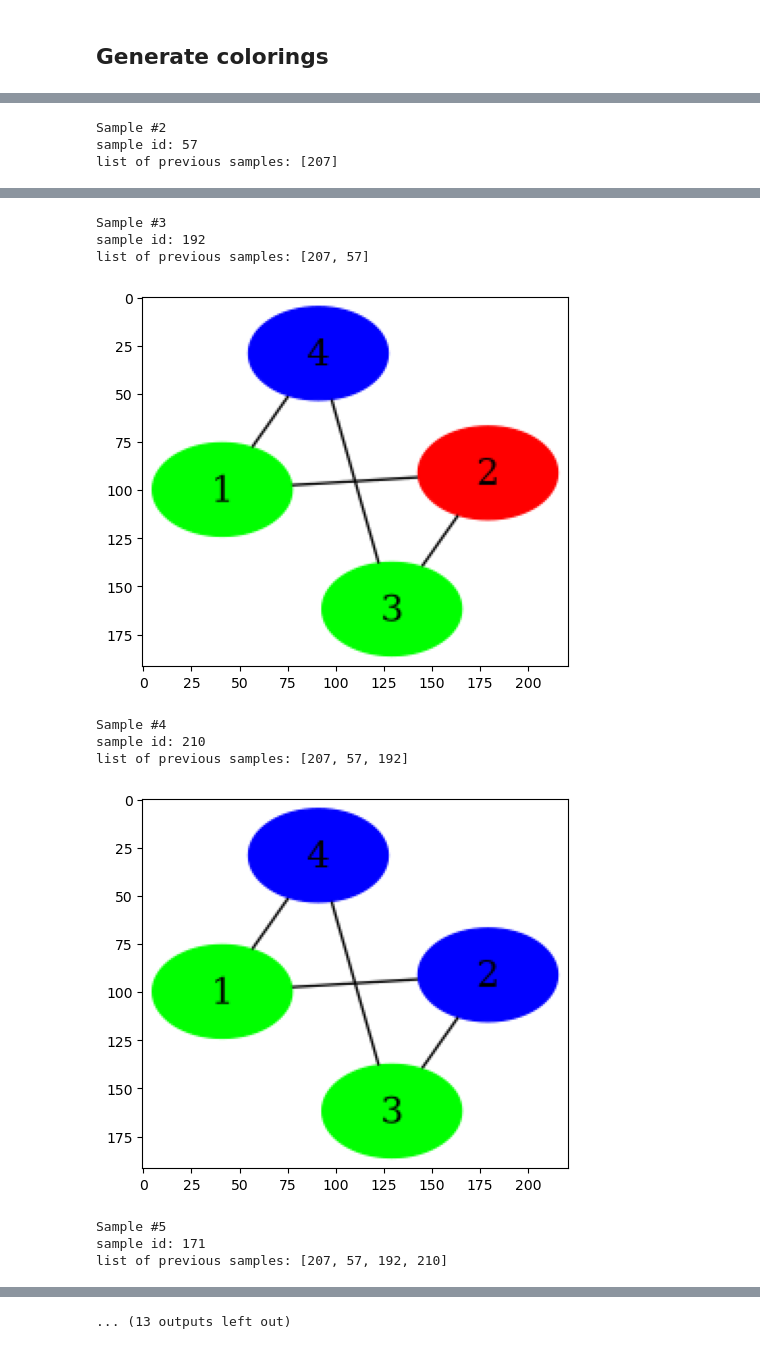
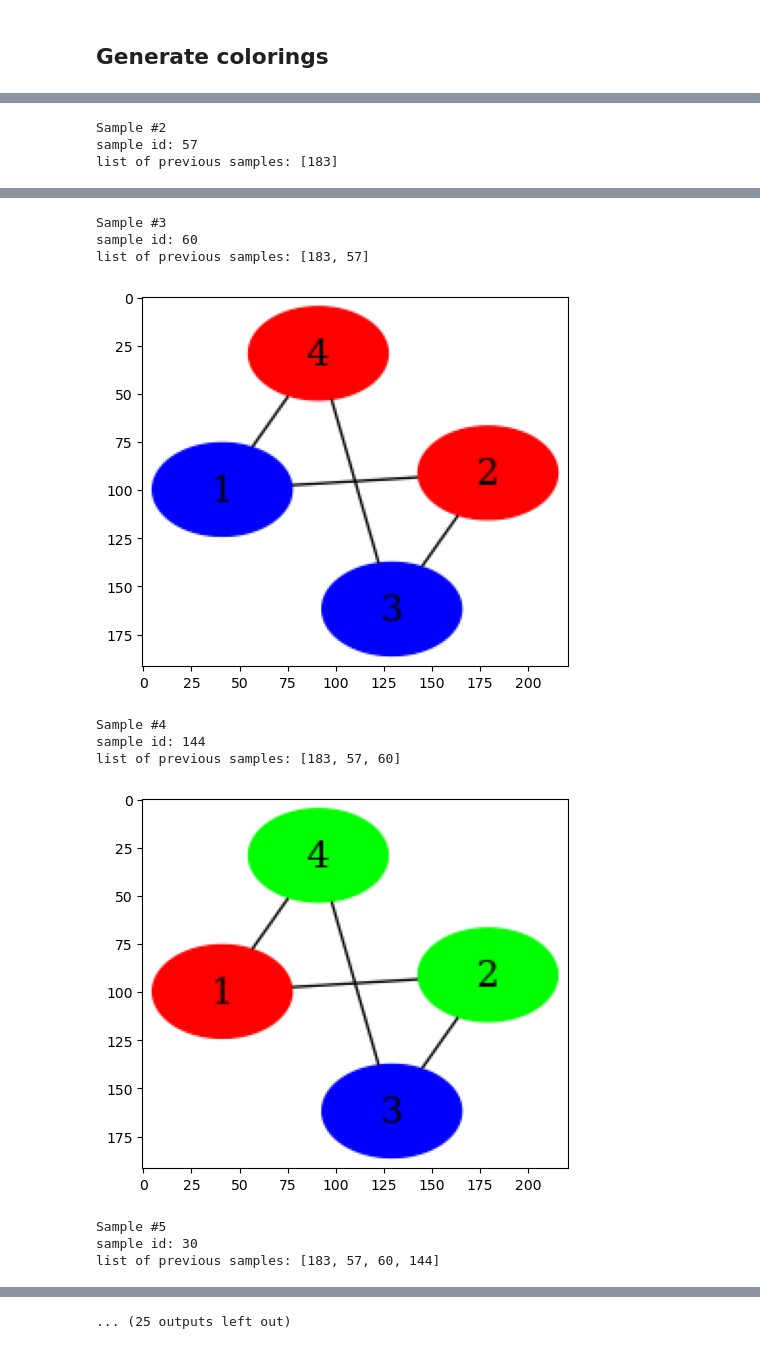
Before and after one commit to s-will/Infrared, a Jupyter notebook: Doc/Examples/test.ipynb, the cells around one changed output, grey strips where cells are left out. Saved outputs shown, nothing was run; the diff lists cells and outputs as text; code cells hidden in the pictures.

Commit message:
move to python side,  add non-redundant arguement, loop until a valid sample is found

```diff
--- a/Doc/Examples/test.ipynb
+++ b/Doc/Examples/test.ipynb
@@ -91,13 +91,3 @@ from PIL import Image
 import matplotlib.pyplot as plt
 
 solver = ir.Sampler(model)
-assignment = solver.sample()
-coloring = assignment_to_coloring(assignment)
-
-print('Sampled coloring:', coloring)
-print('Colors in cycles:', model.eval_feature(assignment,'card'))
-
-plot_coloring(coloring, f'graphs/colored_graph_0')
-img = Image.open(f'graphs/colored_graph_0.png')
-plt.imshow(img)
-plt.show()
@@ -107,0 +96,11 @@ Colors in cycles: 2
+# %%
+for i in range(1, 26):
+    print(f'\nSample #{i}')
+
+    assignment = solver.test_sample(non_redundant=False)
+    coloring = assignment_to_coloring(assignment)
+
+    plot_coloring(coloring, f'colored_graph')
+    img = Image.open(f'colored_graph.png')
+    plt.imshow(img)
+    plt.show()
@@ -110,18 +123,14 @@ Colors in cycles: 2
 # %%
-from PIL import Image
-import matplotlib.pyplot as plt
-
-for i in range(1, 21):
+for i in range(1, 26):
     print(f'\nSample #{i}')
 
-    solver = ir.Sampler(model)
-    assignment = solver.test_sample()
+    assignment = solver.test_sample(non_redundant=True)
 
     if assignment:
         coloring = assignment_to_coloring(assignment)
 
-        plot_coloring(coloring, f'graphs/colored_graph_{i}')
-        img = Image.open(f'graphs/colored_graph_{i}.png')
+        plot_coloring(coloring, f'colored_graph')
+        img = Image.open(f'colored_graph.png')
         plt.imshow(img)
         plt.show()
 # %% [output]
@@ -132,15 +141,15 @@ list of previous samples: []
 Sample #2
 sample id: 57
-list of previous samples: [207]
+list of previous samples: [183]
 [figure]
 Sample #3
-sample id: 192
-list of previous samples: [207, 57]
+sample id: 60
+list of previous samples: [183, 57]
-[figure, old version]
+[figure, new version]
 Sample #4
-sample id: 210
-list of previous samples: [207, 57, 192]
+sample id: 144
+list of previous samples: [183, 57, 60]
-[figure, old version]
+[figure, new version]
 Sample #5
-sample id: 171
-list of previous samples: [207, 57, 192, 210]
+sample id: 30
+list of previous samples: [183, 57, 60, 144]
@@ -157 +161 @@ list of previous samples: [207, 57, 192, 210, 171]
-... (13 outputs left out)
+... (25 outputs left out)
```
Also changed, not shown: parts of 8 cells of this notebook, 3 other files.
